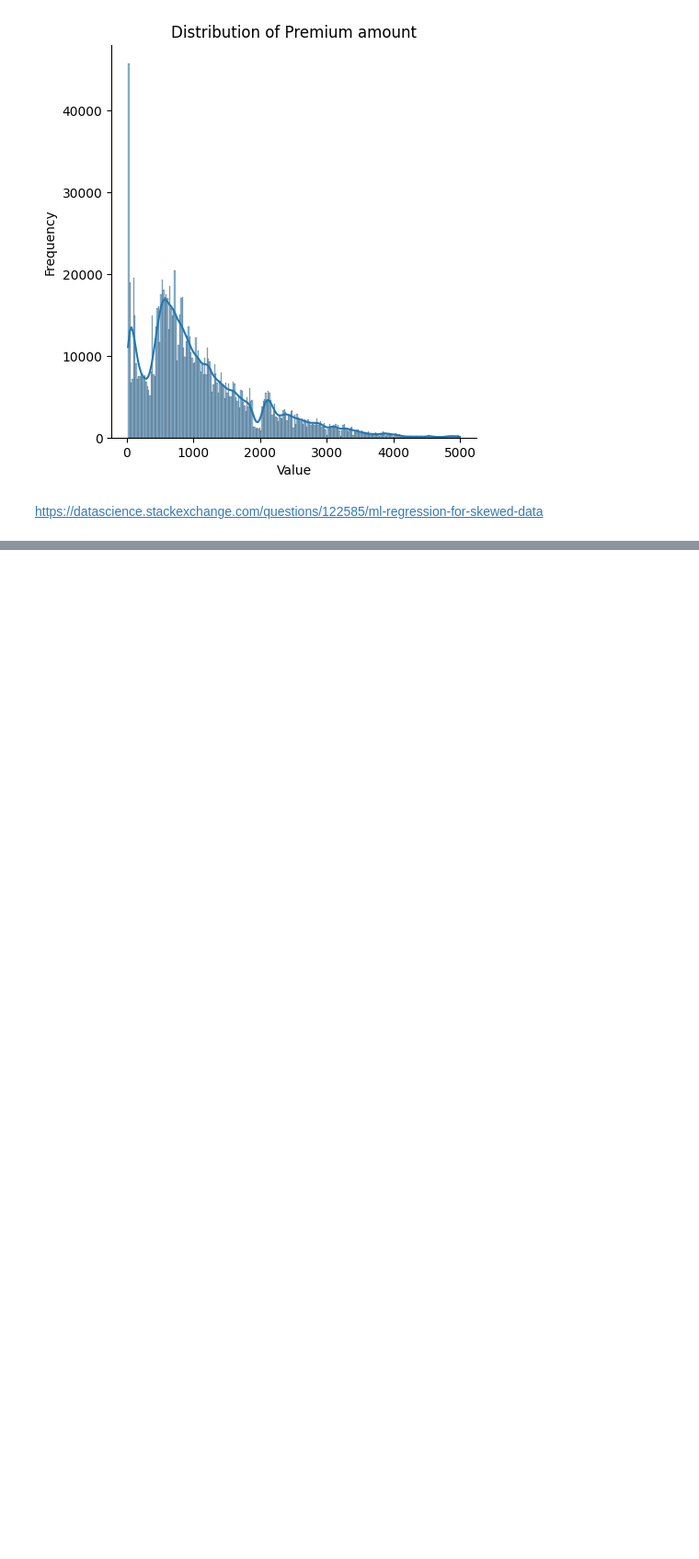
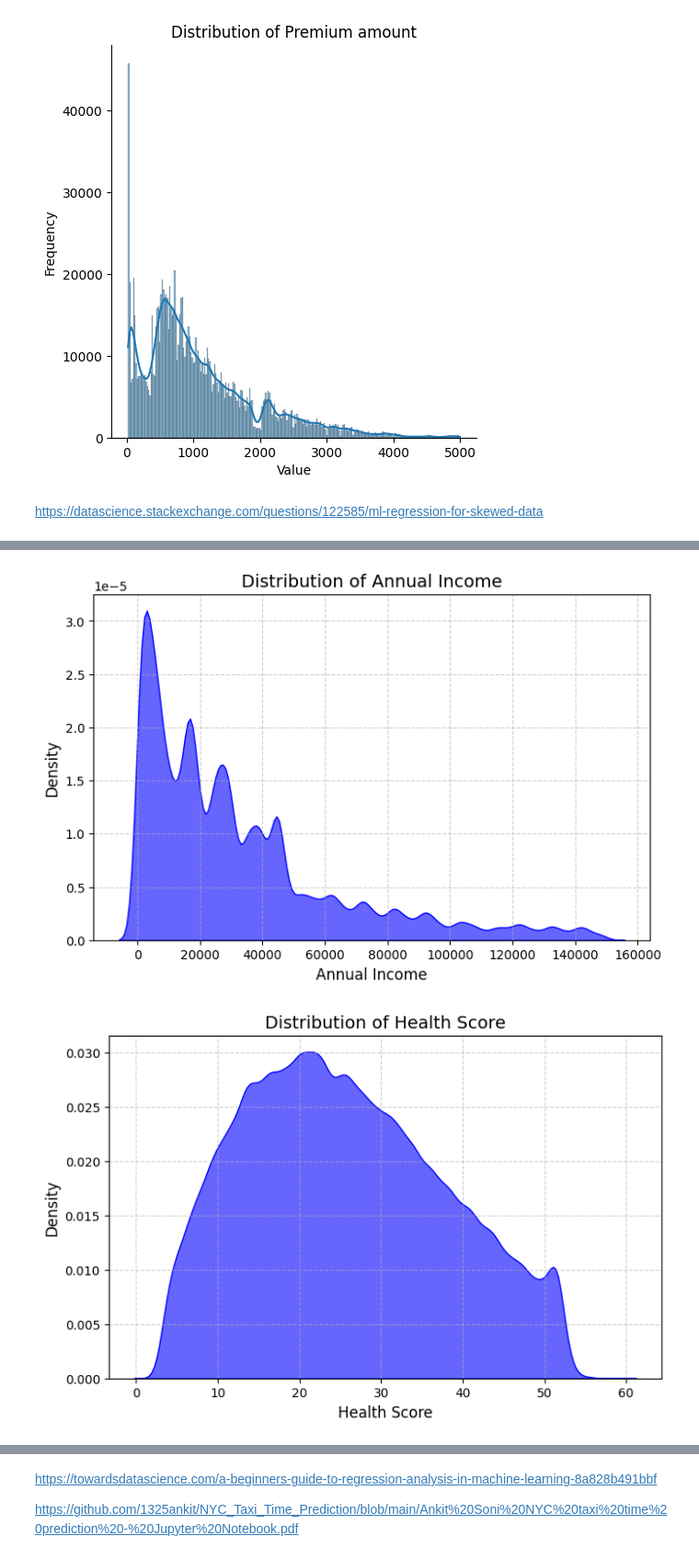
Before and after one commit to spshreya/Data_science_projects, a Jupyter notebook: Regression_Insureance_Dataset.ipynb, the cells around one changed output, grey strips where cells are left out. Shown at 92% size. Cells and saved outputs as stored; diff of their text form; code cells hidden in the pictures; blank space fills up the shorter version.

```diff
--- a/Regression_Insureance_Dataset.ipynb
+++ b/Regression_Insureance_Dataset.ipynb
@@ -402,0 +519,12 @@ https://datascience.stackexchange.com/questions/122585/ml-regression-for-skewed-
+# %%
+for feature in df_features.columns:
+    plt.figure(figsize=(8, 5))
+    sns.kdeplot(data=df_features, x=feature, fill=True, alpha=0.6, color='blue')
+    plt.title(f'Distribution of {feature}', fontsize=14)
+    plt.xlabel(feature, fontsize=12)
+    plt.ylabel('Density', fontsize=12)
+    plt.grid(True, linestyle='--', alpha=0.6)
+    plt.show()
+# %% [output]
+[figure, added]
+[figure, added]
@@ -402,0 +537,4 @@ https://datascience.stackexchange.com/questions/122585/ml-regression-for-skewed-
+# %% [markdown]
+https://towardsdatascience.com/a-beginners-guide-to-regression-analysis-in-machine-learning-8a828b491bbf
+
+https://github.com/1325ankit/NYC_Taxi_Time_Prediction/blob/main/Ankit%20Soni%20NYC%20taxi%20time%20prediction%20-%20Jupyter%20Notebook.pdf
```
Also changed, not shown: parts of 22 cells of this notebook.
